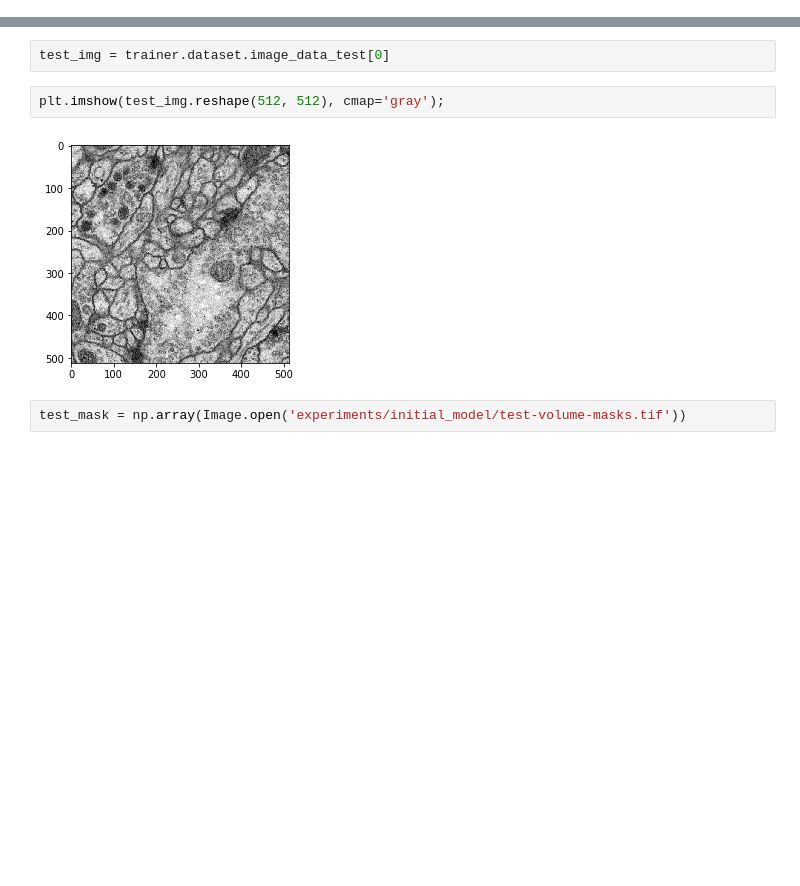
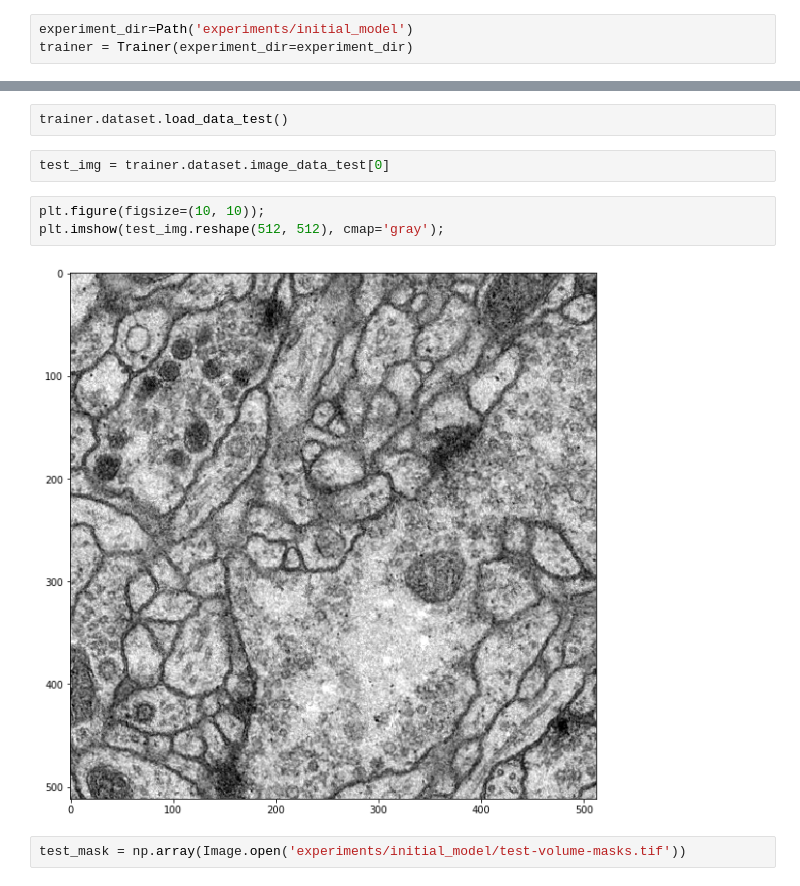
Before and after one commit to ilyarudyak/cs230_project_keras, a Jupyter notebook: isbi_challenge/training_v1.ipynb, the cells around one changed output, grey strips where cells are left out. Drawn from its saved outputs; the diff is of its cells as text; blank space fills up the shorter version.

```diff
--- a/isbi_challenge/training_v1.ipynb
+++ b/isbi_challenge/training_v1.ipynb
@@ -19,3 +27,6 @@ WARNING:tensorflow:From /usr/local/lib/python3.6/dist-packages/keras/backend/ten
+# %%
+experiment_dir=Path('experiments/initial_model')
+trainer = Trainer(experiment_dir=experiment_dir)
 # %%
 trainer.params.dict
 # %% [output]
@@ -50,9 +51,12 @@ test-volume-masks.tif
+# %%
+trainer.dataset.load_data_test()
 # %%
 test_img = trainer.dataset.image_data_test[0]
 # %%
+plt.figure(figsize=(10, 10));
 plt.imshow(test_img.reshape(512, 512), cmap='gray');
 # %% [output]
-[figure, old version]
+[figure, new version]
 # %%
 test_mask = np.array(Image.open('experiments/initial_model/test-volume-masks.tif'))
 # %%
```
Also changed, not shown: parts of 10 cells of this notebook, 13 other files.
